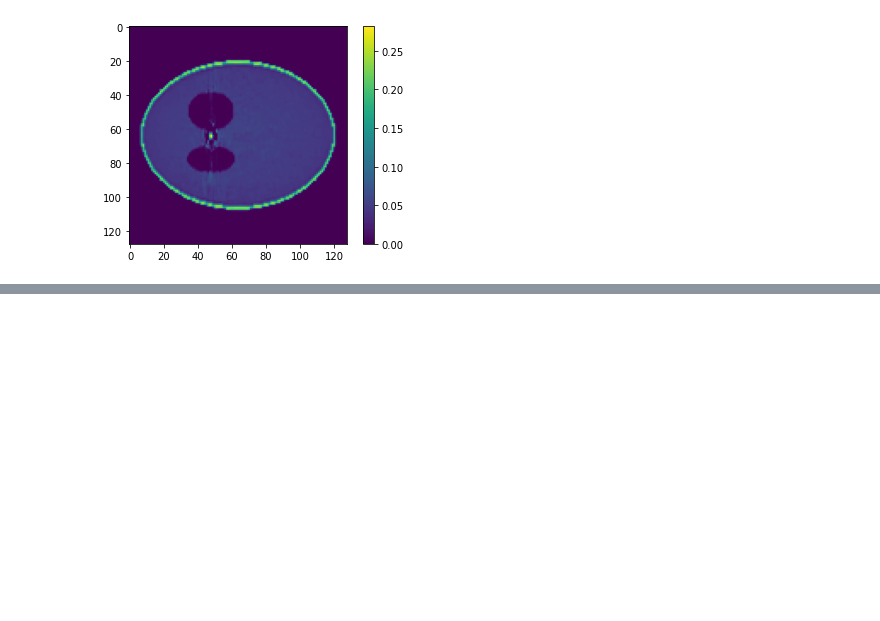
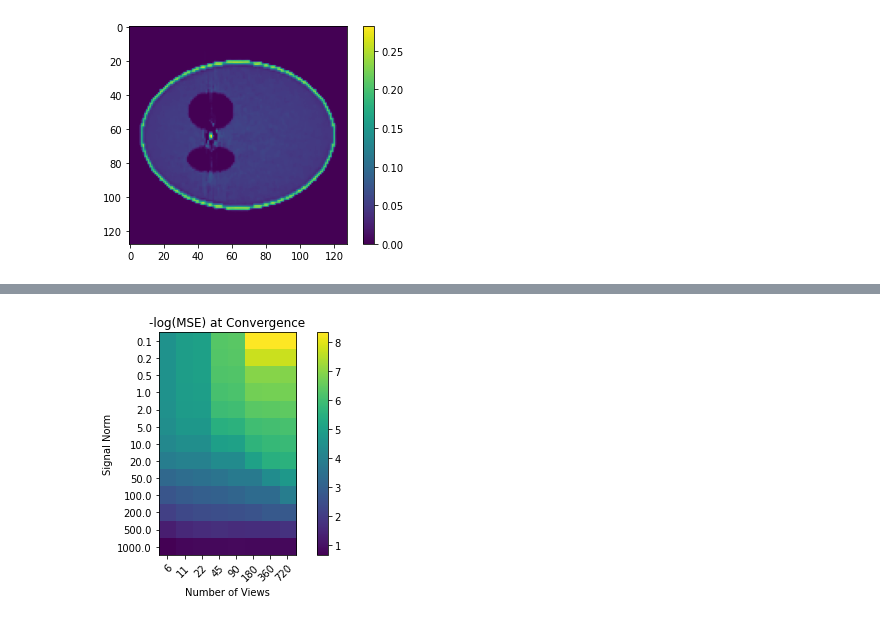
Before and after one commit to modestyachts/multi-energy-ct, a Jupyter notebook: synthetic_data.ipynb, the cells around one changed output, grey strips where cells are left out. Drawn from its saved outputs; the diff is of its cells as text; code cells hidden in the pictures; blank space fills up the shorter version.

Commit message:
doing sweep over signal norm and number of views, running until convergence

```diff
--- a/synthetic_data.ipynb
+++ b/synthetic_data.ipynb
@@ -458,0 +481,62 @@ linear PSNR: 36.36, nonlinear PSNR: 42.66
+# %%
+# Make a heatmap to show 3D PSNRs for the sweep (until convergence) as a function of the signal norm and the number of views
+import numpy as np
+import tifffile
+import matplotlib.pyplot as plt
+import glob
+
+norms = [0.1, 0.2, 0.5, 1.0, 2.0, 5.0, 10.0, 20.0, 50.0, 100.0, 200.0, 500.0, 1000.0]
+num_views = [6, 11, 22, 45, 90, 180, 360, 720]
+
+psnrs = np.zeros((len(norms), len(num_views)))
+mses = np.zeros((len(norms), len(num_views)))
+for i, norm in enumerate(norms):
+    for j, num_view in enumerate(num_views):
+        # figure out which epoch converged and load that grid
+        base_path = f'revision_logs/shepp_varynorm/nonlinear_1.0_norm{norm}_noise0.0_nonnegative_{num_view}views_until_convergence/'
+        paths = glob.glob(base_path + 'epoch_*/sigma_grid.npy')
+        if len(paths) == 0:
+            print(f'No paths found for norm {norm} and num_view {num_view}')
+            continue
+        epochs = [int(path.split('/')[-2].split('_')[1]) for path in paths]
+        last_epoch = max(epochs)
+        nonlinear_path = f'{base_path}epoch_{last_epoch}/sigma_grid.npy'
+        nonlinear_grid = np.load(nonlinear_path)
+        gt_path = f'/data/datasets/ct_shepp/varynorm/norm_{norm}_volume_reso128.tif'
+        gt_grid = tifffile.imread(gt_path)
+
+        # Compute PSNRs with respect to the ground truth
+        nonlinear_mse = np.mean(np.square(nonlinear_grid - gt_grid))
+        nonlinear_psnr = -10*np.log10(nonlinear_mse / np.square(np.max(gt_grid.flatten())))
+
+        psnrs[i, j] = nonlinear_psnr
+        mses[i, j] = nonlinear_mse
+
+
+# make a heatmap
+fig, ax = plt.subplots()
+# im = ax.imshow(psnrs, cmap='viridis', interpolation='nearest')
+# im = ax.imshow(mses, cmap='viridis', interpolation='nearest')
+im = ax.imshow(-np.log10(mses), cmap='viridis', interpolation='nearest')
+
+# Show all ticks and label them with the respective list entries
+ax.set_xticks(range(len(num_views)), labels=num_views,
+              rotation=45, ha="right", rotation_mode="anchor")
+ax.set_yticks(range(len(norms)), labels=norms)
+
+# # Loop over data dimensions and create text annotations.
+# for i in range(len(norms)):
+#     for j in range(len(num_views)):
+#         text = ax.text(j, i, psnrs[i, j],
+#                        ha="center", va="center", color="w")
+
+# ax.set_title("PSNR at Convergence")
+# ax.set_title("MSE at Convergence")
+ax.set_title("-log(MSE) at Convergence")
+fig.colorbar(im, ax=ax)
+fig.tight_layout()
+plt.xlabel('Number of Views')
+plt.ylabel('Signal Norm')
+plt.show()
+# %% [output]
+[figure, added]
```
Also changed, not shown: parts of 2 cells of this notebook, 2 other files.
